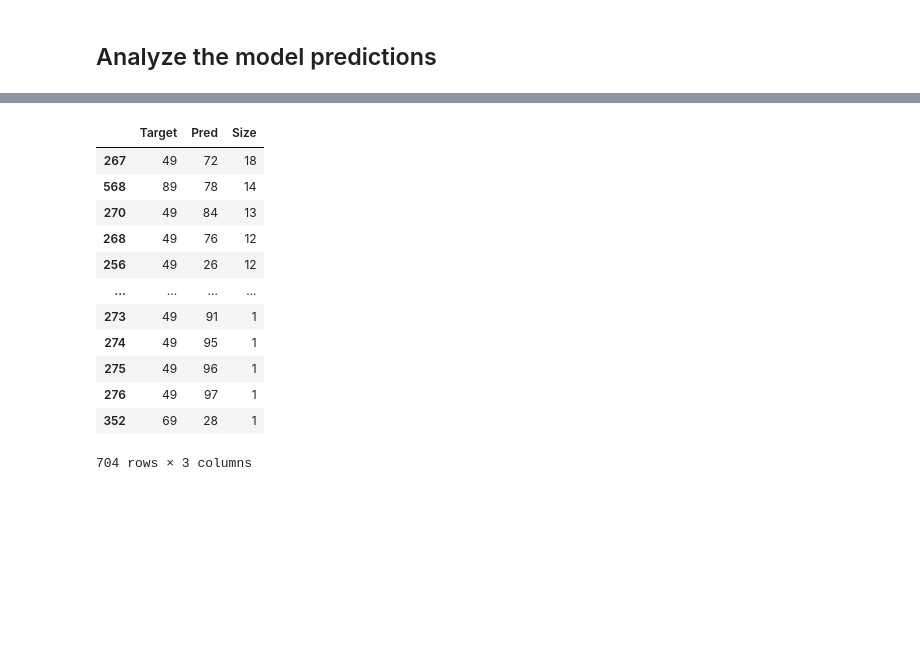
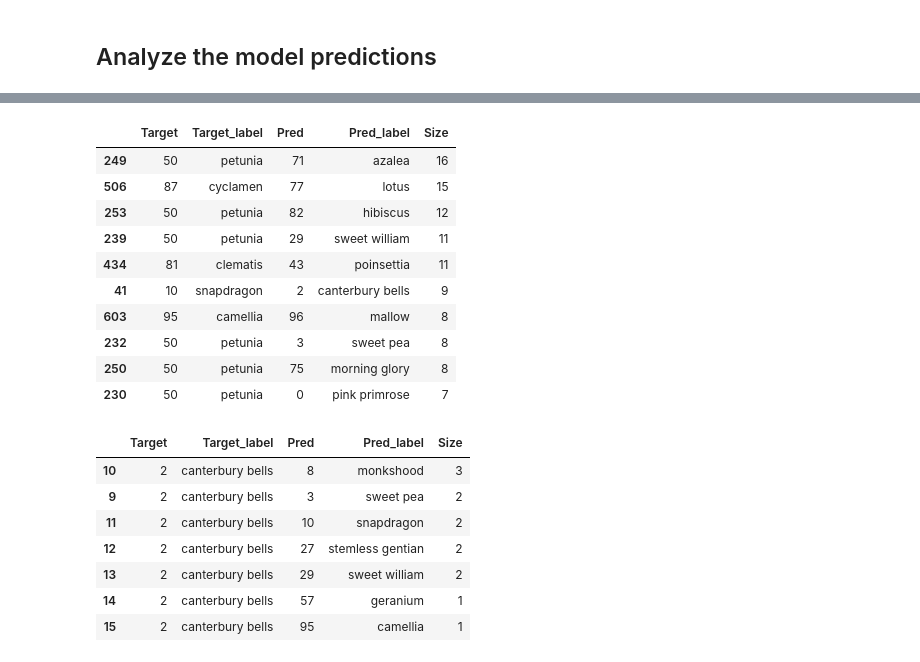
Before and after one commit to hanh-nguyen/flowers, a Jupyter notebook: ResNet_weights.ipynb, the cells around one changed output, grey strips where cells are left out. Cells and saved outputs as stored; diff of their text form; code cells hidden in the pictures; blank space fills up the shorter version.

Commit message:
Analyze model performance

```diff
--- a/ResNet_weights.ipynb
+++ b/ResNet_weights.ipynb
@@ -20,15 +20,16 @@ import pandas as pd
 ## Load images
 # %%
 def load_dataset(path):
-    data = load_files(path)
-    files = np.array(data['filenames'])
-    targets = np_utils.to_categorical(np.array(data['target']), 102)
-    return files, targets
+    files = load_files(path)
+    targets_int = np.array([int(f.split(os.sep)[4]) for f in files.filenames]) # extract the flower category
+    targets_int -= 1
+    targets_cat = np_utils.to_categorical(targets_int, 102)
+    return files.filenames, targets_int, targets_cat
 
 # load train, test, and validation datasets
-train_files, train_targets = load_dataset('./Data/Datasplit/train')
-valid_files, valid_targets = load_dataset('./Data/Datasplit/valid')
-test_files, test_targets = load_dataset('./Data/Datasplit/test')
+train_files, train_targets_int, train_targets = load_dataset('./Data/Datasplit/train')
+valid_files, valid_targets_int, valid_targets = load_dataset('./Data/Datasplit/valid')
+test_files, test_targets_int, test_targets = load_dataset('./Data/Datasplit/test')
 # %% [markdown]
 ## Convert images to float
 # %%
@@ -122,6 +126,8 @@ flower_preds = [np.argmax(cnn.predict(np.expand_dims(tensor, axis=0), verbose=0)
 # combine the model predictions against the actual labels
 results = pd.DataFrame(list(zip(np.argmax(test_targets, axis=1), flower_preds)), columns =['Target', 'Pred'])
 results['Accuracy'] = (results.Target==results.Pred)*1
+results['Target_label'] = results['Target'].apply(lambda x: labels[x])
+results['Pred_label'] = results['Pred'].apply(lambda x: labels[x])
 # %%
 results.head()
 # %% [output]
@@ -191,4 +201,4 @@ summary[summary['Acc_rate']<0.75].Size.count()
 # %%
-# Identify popular pair of wrong predictions
-wrongs = results[results.Accuracy==0].groupby(['Target','Pred']).count()\
+# Identify the pairs of wrong predictions
+wrongs = results[results.Accuracy==0].groupby(['Target', 'Target_label', 'Pred', 'Pred_label']).count()\
             .rename(columns={'Accuracy':'Size'}).reset_index()
@@ -204,16 +205,28 @@ wrongs.head()
 # %%
-wrongs.sort_values(['Size'], ascending=False)
+# Show the top 10 pairs of wrong predictions
+wrongs.sort_values(['Size'], ascending=False)[:10]
 # %% [output]
-|  | Target | Pred | Size |
-| 267 | 49 | 72 | 18 |
-| 568 | 89 | 78 | 14 |
-| 270 | 49 | 84 | 13 |
-| 268 | 49 | 76 | 12 |
-| 256 | 49 | 26 | 12 |
-| ... | ... | ... | ... |
-| 273 | 49 | 91 | 1 |
-| 274 | 49 | 95 | 1 |
-| 275 | 49 | 96 | 1 |
-| 276 | 49 | 97 | 1 |
-| 352 | 69 | 28 | 1 |
+|  | Target | Target_label | Pred | Pred_label | Size |
+| 249 | 50 | petunia | 71 | azalea | 16 |
+| 506 | 87 | cyclamen | 77 | lotus | 15 |
+| 253 | 50 | petunia | 82 | hibiscus | 12 |
+| 239 | 50 | petunia | 29 | sweet william | 11 |
+| 434 | 81 | clematis | 43 | poinsettia | 11 |
+| 41 | 10 | snapdragon | 2 | canterbury bells | 9 |
+| 603 | 95 | camellia | 96 | mallow | 8 |
+| 232 | 50 | petunia | 3 | sweet pea | 8 |
+| 250 | 50 | petunia | 75 | morning glory | 8 |
+| 230 | 50 | petunia | 0 | pink primrose | 7 |
-704 rows × 3 columns
+# %%
+# Canterburry bells had the model accuracy of 35%
+# The model was mistaken canterbury bells mostly with monkshood because they share similar colors
+wrongs[wrongs.Target==2].sort_values('Size', ascending=False)
+# %% [output]
+|  | Target | Target_label | Pred | Pred_label | Size |
+| 10 | 2 | canterbury bells | 8 | monkshood | 3 |
+| 9 | 2 | canterbury bells | 3 | sweet pea | 2 |
+| 11 | 2 | canterbury bells | 10 | snapdragon | 2 |
+| 12 | 2 | canterbury bells | 27 | stemless gentian | 2 |
+| 13 | 2 | canterbury bells | 29 | sweet william | 2 |
+| 14 | 2 | canterbury bells | 57 | geranium | 1 |
+| 15 | 2 | canterbury bells | 95 | camellia | 1 |
```
Also changed, not shown: parts of 20 cells of this notebook, 1 other file.
